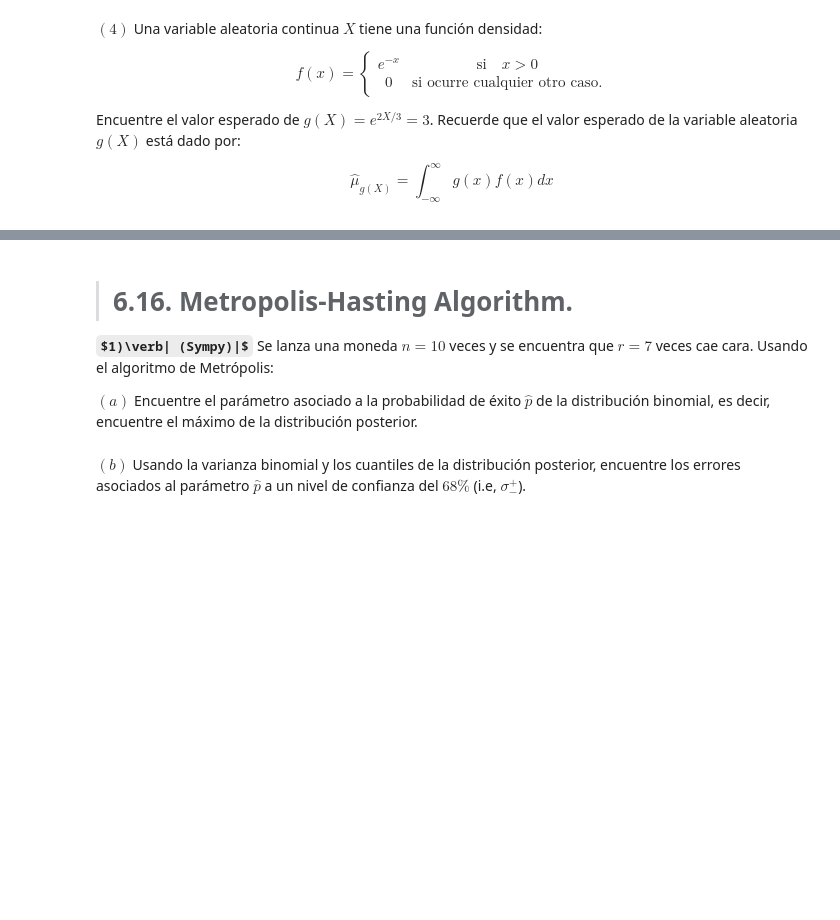
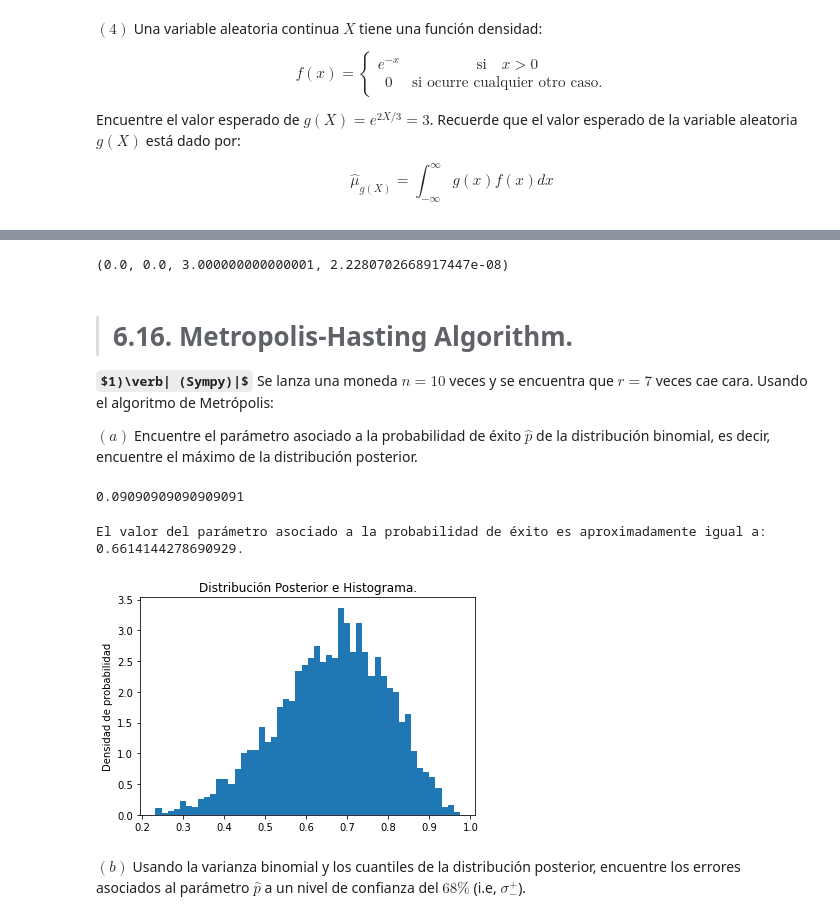
Before and after one commit to ThomasAnkhe/Metodos1_ClaudiaCuellar-ThomasAndrade, a Jupyter notebook: Cuarto Taller/Métodos_Taller4.ipynb, the cells around one changed output, grey strips where cells are left out. Cells and saved outputs as stored; diff of their text form; code cells hidden in the pictures; some formulas as TeX source; blank space fills up the shorter version.

```diff
--- a/Cuarto Taller/Métodos_Taller4.ipynb
+++ b/Cuarto Taller/Métodos_Taller4.ipynb
@@ -453,9 +679,68 @@ $$\hat{\mu}_{g(X)} = \int_{-\infty}^{\infty} g(x)f(x) dx$$
+# %%
+func1 = lambda x: np.e**(2*x/3) * 0
+func2 = lambda x: np.e**(2*x/3 - x)
+
+integrate.quad(func1, -np.inf, 0) + integrate.quad(func2, 0, np.inf)
+# %% [output]
+(0.0, 0.0, 3.000000000000001, 2.2280702668917447e-08)
 # %% [markdown]
 > # **6.16. Metropolis-Hasting Algorithm.**
 
 **$1)\verb| (Sympy)|$** Se lanza una moneda $n = 10$ veces y se encuentra que $r = 7$ veces cae cara. Usando el algoritmo de Metrópolis:
 
-$(a)$ Encuentre el parámetro asociado a la probabilidad de éxito $\hat{p}$ de la distribución
-binomial, es decir, encuentre el máximo de la distribución posterior.
+$(a)$ Encuentre el parámetro asociado a la probabilidad de éxito $\hat{p}$ de la distribución binomial, es decir, encuentre el máximo de la distribución posterior.
+# %%
+# Definimos la función de distribución a priori.
+
+def DistPrior(p):
+    return np.piecewise( p, [p > 0 and p < 1, p <= 0 and p >= 1], [lambda p: 1, lambda p:0])
+
+DistPrior = np.vectorize(DistPrior)
+
+# Definimos la función de Likelihood Binomial y de inmediato definimos la Distribución Posterior:
+
+def Likelihood(p,r,n):
+    return sym.binomial(n, r) * p**(r) * (1 - p)**(n - r)
+
+def Dist_Posterior(p,r,n):
+    return Likelihood(p,r,n)*DistPrior(p)
+
+r, n, p = 7, 10, np.linspace(0,1,100)
+
+I = integrate.quad(Dist_Posterior, p[0], p[-1],args=(r,n))[0]
+# %% [output]
+0.09090909090909091
+# %%
+def MetropolisHasting(x0, Posterior, NSteps = int(1e4), delta = 0.4):
+
+    x = np.zeros((NSteps,1))
+    x[0] = x0
+
+    for i in tqdm(range(1,NSteps)):
+
+        P0 = Posterior(x[i - 1], r, n)
+        xf = x[i - 1] + delta*2*(np.random.rand() - 0.5)
+        P1 = Posterior(xf, r, n)
+
+        alpha = np.minimum(1, P1/P0)
+        g = np.random.rand()
+
+        if alpha > g:
+            x[i, 0] = xf
+        else:
+            x[i, :] = x[i - 1,:]
+    return x[1000:,:]
+
+initial = np.array([0.1])
+Data = MetropolisHasting(initial,Dist_Posterior)
+p_hat = np.mean(Data)
+# %%
+plt.hist(Data,density=True,bins=50), plt.plot(p, Dist_Posterior(p,r,n)/I)
+plt.ylabel('Densidad de probabilidad')
+plt.title('Distribución Posterior e Histograma.')
+print("El valor del parámetro asociado a la probabilidad de éxito es aproximadamente igual a: {}.".format(p_hat))
+# %% [output]
+El valor del parámetro asociado a la probabilidad de éxito es aproximadamente igual a: 0.6614144278690929.
+[figure, added]
 # %% [markdown]
 $(b)$ Usando la varianza binomial y los cuantiles de la distribución posterior, encuentre los errores asociados al parámetro $\hat{p}$ a un nivel de confianza del $68\%$ (i.e, $\sigma^{+}_{-}$).
```
Also changed, not shown: parts of 23 cells of this notebook.
